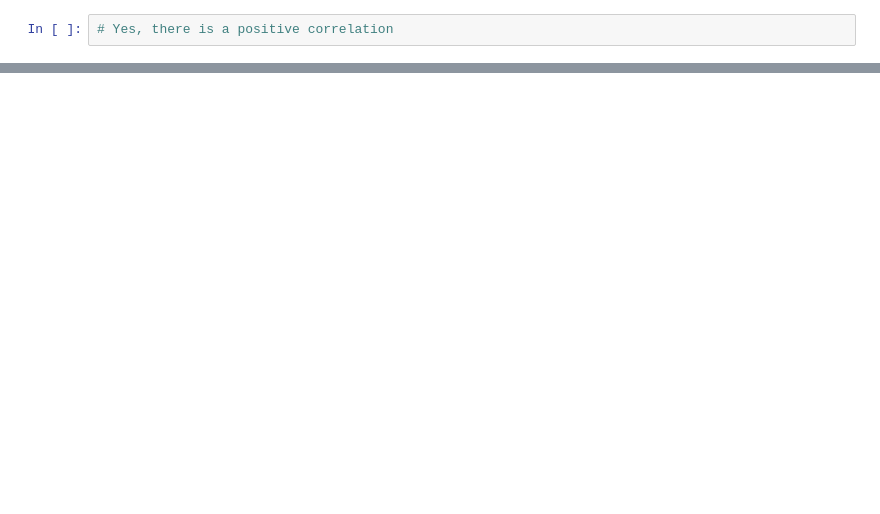
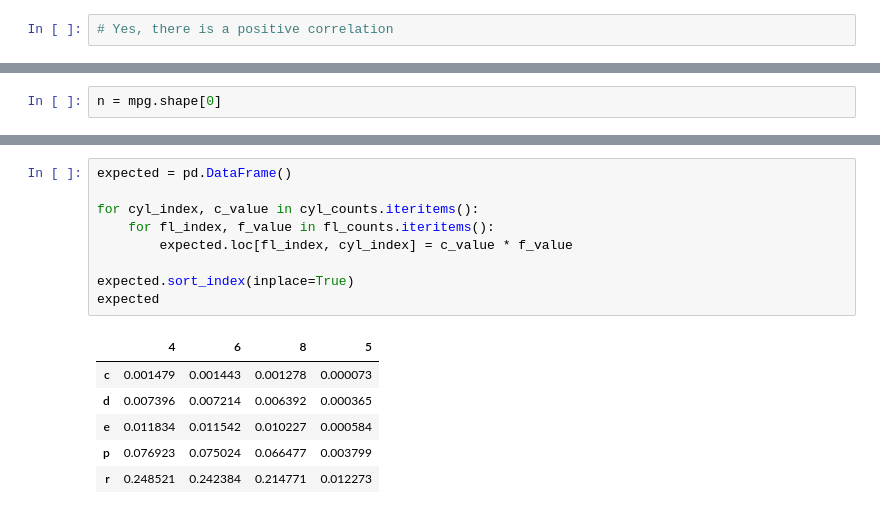
Before and after one commit to Jgardin875/statistics-exercises, a Jupyter notebook: hypothesis_testing.ipynb, the cells around one changed output, grey strips where cells are left out. Drawn from its saved outputs; the diff is of its cells as text; blank space fills up the shorter version.

```diff
--- a/hypothesis_testing.ipynb
+++ b/hypothesis_testing.ipynb
@@ -558,0 +696,2 @@ print('r=', r)
+# %%
+n = mpg.shape[0]
@@ -558,0 +717,16 @@ print('r=', r)
+# %%
+expected = pd.DataFrame()
+
+for cyl_index, c_value in cyl_counts.iteritems():
+    for fl_index, f_value in fl_counts.iteritems():
+        expected.loc[fl_index, cyl_index] = c_value * f_value
+
+expected.sort_index(inplace=True)
+expected
+# %% [output]
+|  | 4 | 6 | 8 | 5 |
+| c | 0.001479 | 0.001443 | 0.001278 | 0.000073 |
+| d | 0.007396 | 0.007214 | 0.006392 | 0.000365 |
+| e | 0.011834 | 0.011542 | 0.010227 | 0.000584 |
+| p | 0.076923 | 0.075024 | 0.066477 | 0.003799 |
+| r | 0.248521 | 0.242384 | 0.214771 | 0.012273 |
```
Also changed, not shown: parts of 59 cells of this notebook.
